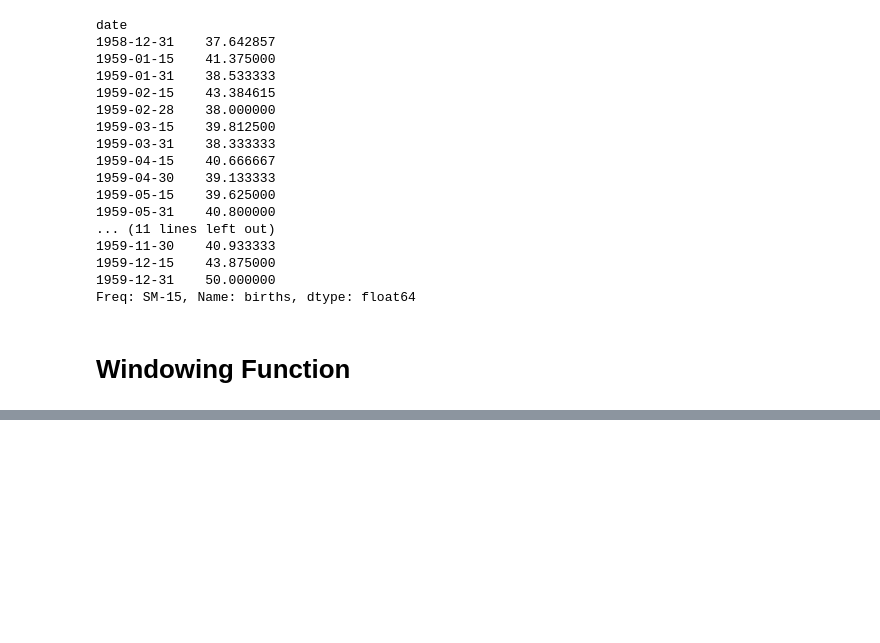
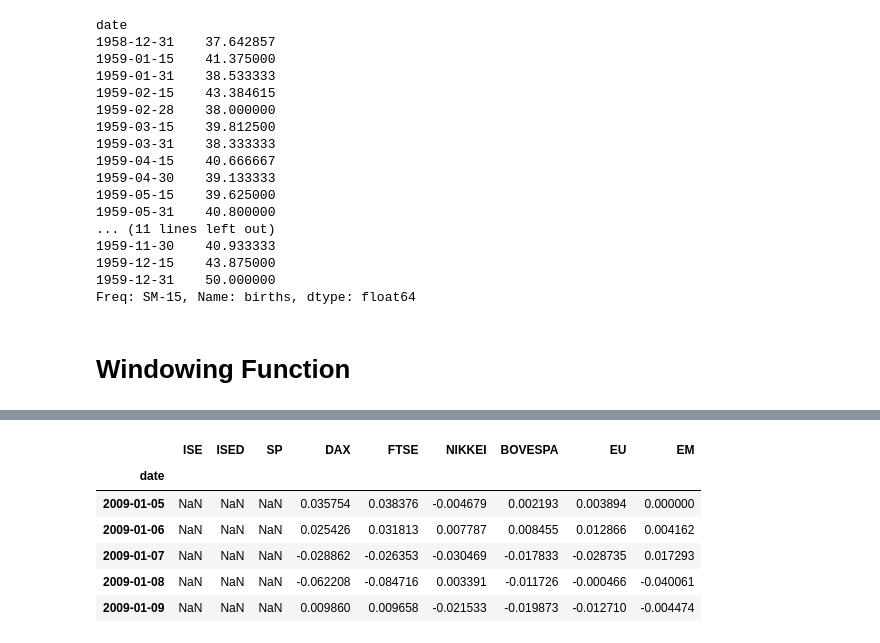
Before and after one commit to rjafarau/hands-on-time-series-analysis-python, a Jupyter notebook: source/CH02_Data_Wrangling_And_Preparation_For_Time_Series.ipynb, the cells around one changed output, grey strips where cells are left out. Cells and saved outputs as stored; diff of their text form; code cells hidden in the pictures; blank space fills up the shorter version.

```diff
--- a/source/CH02_Data_Wrangling_And_Preparation_For_Time_Series.ipynb
+++ b/source/CH02_Data_Wrangling_And_Preparation_For_Time_Series.ipynb
@@ -1008,0 +833,10 @@ array([[35.       ],
+# %%
+df_excel.shift(periods=3, axis=1).head()
+# %% [output]
+|  | ISE | ISED | SP | DAX | FTSE | NIKKEI | BOVESPA | EU | EM |
+| date |  |  |  |  |  |  |  |  |  |
+| 2009-01-05 | NaN | NaN | NaN | 0.035754 | 0.038376 | -0.004679 | 0.002193 | 0.003894 | 0.000000 |
+| 2009-01-06 | NaN | NaN | NaN | 0.025426 | 0.031813 | 0.007787 | 0.008455 | 0.012866 | 0.004162 |
+| 2009-01-07 | NaN | NaN | NaN | -0.028862 | -0.026353 | -0.030469 | -0.017833 | -0.028735 | 0.017293 |
+| 2009-01-08 | NaN | NaN | NaN | -0.062208 | -0.084716 | 0.003391 | -0.011726 | -0.000466 | -0.040061 |
+| 2009-01-09 | NaN | NaN | NaN | 0.009860 | 0.009658 | -0.021533 | -0.019873 | -0.012710 | -0.004474 |
```
Also changed, not shown: parts of 36 cells of this notebook.
